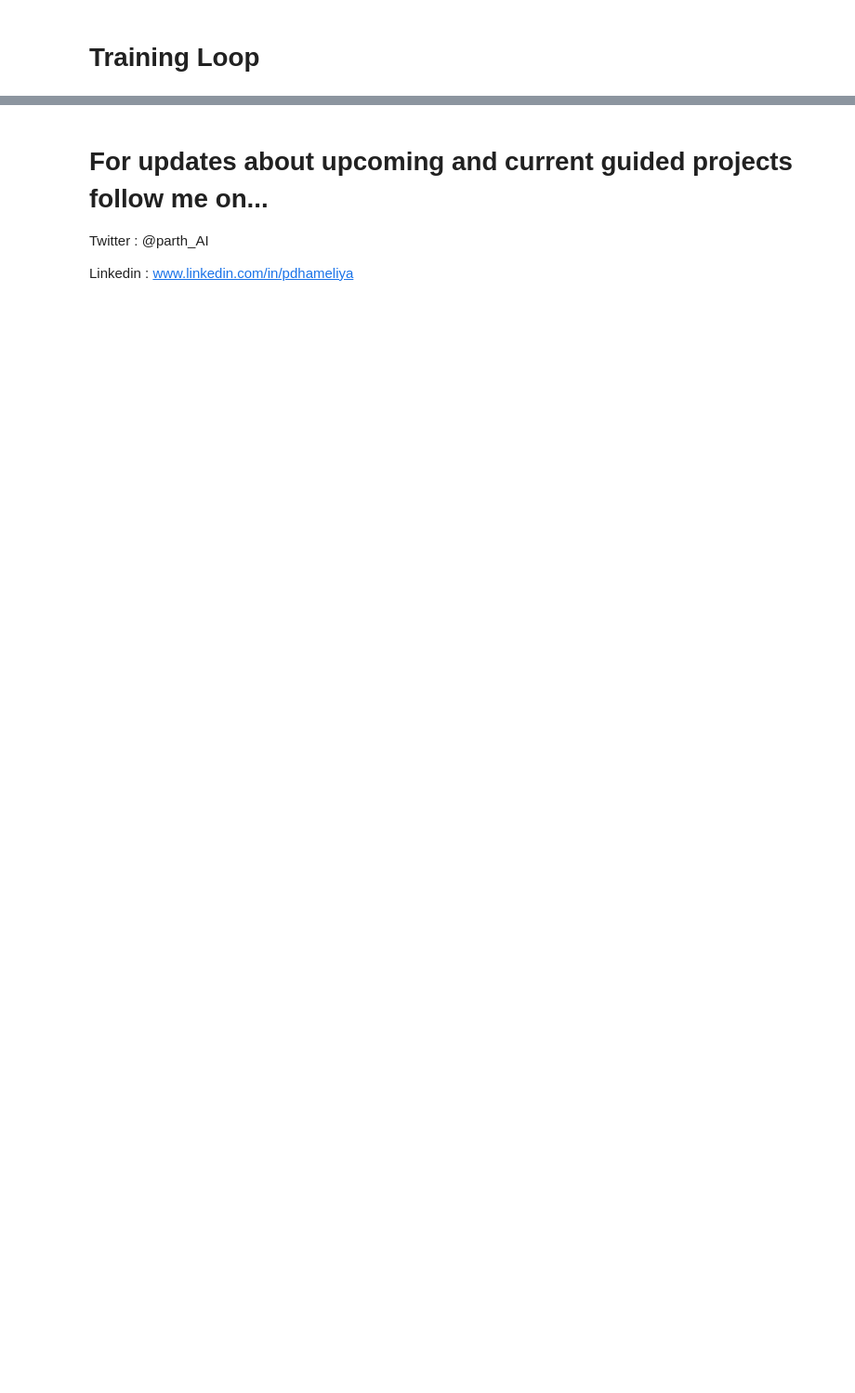
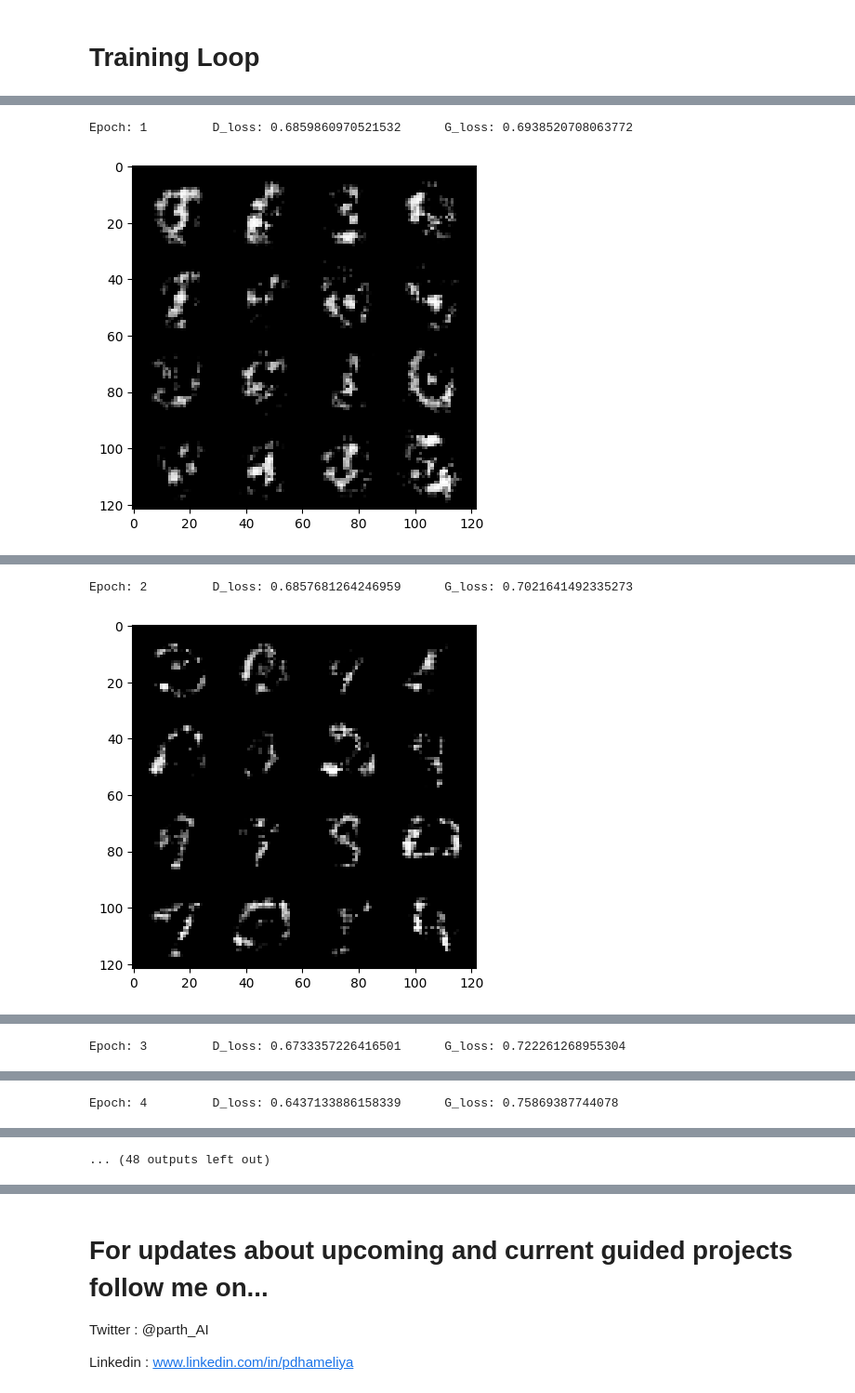
Before and after one commit to rojinakashefi/PyTorch-MiniProjects, a Jupyter notebook: Build_a_Generative_Adversarial_Network_.ipynb, the cells around one changed output, grey strips where cells are left out. Shown at 93% size. Saved outputs shown, nothing was run; the diff lists cells and outputs as text; code cells hidden in the pictures; blank space fills up the shorter version.

```diff
--- a/Build_a_Generative_Adversarial_Network_.ipynb
+++ b/Build_a_Generative_Adversarial_Network_.ipynb
@@ -159,5 +279,8 @@ def weights_init(m):
     if isinstance(m, nn.BatchNorm2d):
         nn.init.normal_(m.weight, 0.0, 0.02)
         nn.init.constant_(m.bias, 0)
+# %%
+D = D.apply(weights_init)
+G = G.apply(weights_init)
 # %% [markdown]
 # Create Loss Function and Load Optimizer
@@ -164,2 +291,61 @@ def weights_init(m):
+# %%
+def real_loss(disc_pred):
+  criterion = nn.BCEWithLogitsLoss()
+  ground_truth = torch.ones_like(disc_pred)
+  loss = criterion(disc_pred, ground_truth)
+  return loss
+
+def fake_loss(disc_pred):
+  criterion = nn.BCEWithLogitsLoss()
+  ground_truth = torch.zeros_like(disc_pred)
+  loss = criterion(disc_pred, ground_truth)
+  return loss
+# %%
+D_opt = torch.optim.Adam(D.parameters(), lr=lr, betas=(beta_1, beta_2))
+G_opt = torch.optim.Adam(G.parameters(), lr=lr, betas=(beta_1, beta_2))
 # %% [markdown]
 # Training Loop
+# %%
+for i in range(epochs):
+  total_d_loss = 0.0
+  total_g_loss = 0.0
+
+  for real_img, _ in tqdm(trainloader):
+    real_img = real_img.to(device)
+    noise = torch.randn(batch_size, noise_dim, device=device)
+
+    # find loss + update weights for D
+    D_opt.zero_grad()
+
+    fake_img = G(noise)
+    D_pred = D(fake_img)
+    D_fake_loss = fake_loss(D_pred)
+
+    D_pred = D(real_img)
+    D_real_loss = real_loss(D_pred)
+
+    D_loss = (D_fake_loss + D_real_loss)/2.0
+    total_d_loss += D_loss.item()
+
+    D_loss.backward()
+    D_opt.step()
+
+    # find loss + update weights for G
+    G_opt.zero_grad()
+
+    noise = torch.randn(batch_size, noise_dim, device=device)
+
+    fake_img = G(noise)
+    D_pred = D(fake_img)
+    G_loss = real_loss(D_pred)  # want to generate as real as possible
+    total_g_loss += G_loss.item()
+
+    G_loss.backward()
+    G_opt.step()
+
+  avg_d_loss = total_d_loss/len(trainloader)
+  avg_g_loss = total_g_loss/len(trainloader)
+
+  print('Epoch: {} \t D_loss: {} \t G_loss: {}'.format(i+1, avg_d_loss, avg_g_loss))
+  show_tensor_images(fake_img)
+# %% [output]
@@ -165,0 +353,2 @@ def weights_init(m):
+Epoch: 1         D_loss: 0.6859860970521532      G_loss: 0.6938520708063772
+[figure, added]
@@ -165,0 +356,2 @@ def weights_init(m):
+Epoch: 2         D_loss: 0.6857681264246959      G_loss: 0.7021641492335273
+[figure, added]
@@ -165,0 +359 @@ def weights_init(m):
+Epoch: 3         D_loss: 0.6733357226416501      G_loss: 0.722261268955304
@@ -165,0 +362 @@ def weights_init(m):
+Epoch: 4         D_loss: 0.6437133886158339      G_loss: 0.75869387744078
@@ -166,3 +364,4 @@ def weights_init(m):
+... (48 outputs left out)
 # %%
 # Run after training is completed.
 # Now you can use Generator Network to generate handwritten images
```
Also changed, not shown: parts of 19 cells of this notebook.
